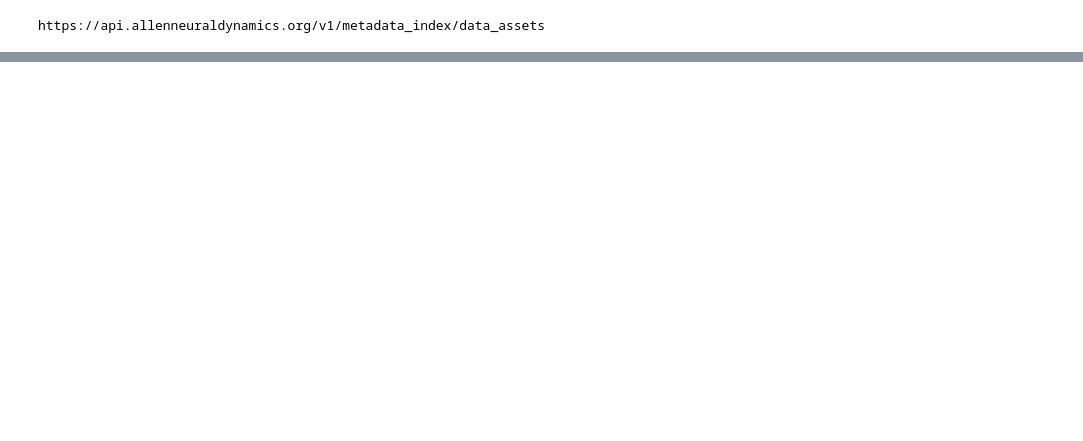
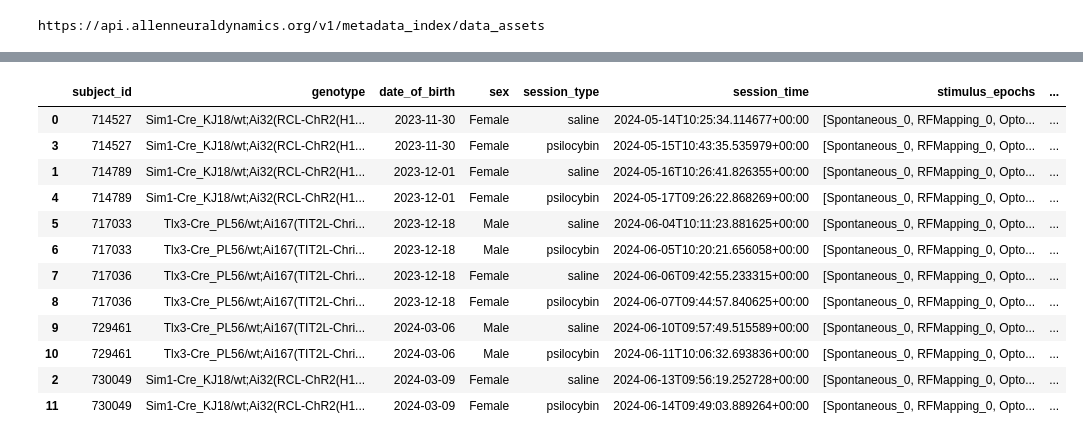
Before and after one commit to AllenSWDB/SWDB_2025_DataIntro, a Jupyter notebook: code/metadata/np_ultra_metadata.ipynb, the cells around one changed output, grey strips where cells are left out. Drawn from its saved outputs; the diff is of its cells as text; code cells hidden in the pictures; blank space fills up the shorter version.

```diff
--- a/code/metadata/np_ultra_metadata.ipynb
+++ b/code/metadata/np_ultra_metadata.ipynb
@@ -68,2 +82,28 @@ df
+# %%
+df['stimulus_epochs'] = [saline_epochs,psilo_epochs]*len(df['subject_id'].unique())
+# %%
+df['stimulus_types'] = list([np.unique([s.split('_')[0] for s in df['stimulus_epochs'].iloc[0]]).astype(str)])*len(df)
+df['stimulus_types'] = [v['stimulus_types'].astype(list) for idx,v in df.iterrows()]
+# %%
+column_order = ['subject_id','genotype','date_of_birth','sex','session_type','session_time',
+               'stimulus_epochs','stimulus_types','project_name','modality','name','_id','experimental_purpose','notes']
+# %%
+df = df[column_order]
+# %%
+df
+# %% [output]
+|  | subject_id | genotype | date_of_birth | sex | session_type | session_time | stimulus_epochs | ... |
+| 0 | 714527 | Sim1-Cre_KJ18/wt;Ai32(RCL-ChR2(H1... | 2023-11-30 | Female | saline | 2024-05-14T10:25:34.114677+00:00 | [Spontaneous_0, RFMapping_0, Opto... | ... |
+| 3 | 714527 | Sim1-Cre_KJ18/wt;Ai32(RCL-ChR2(H1... | 2023-11-30 | Female | psilocybin | 2024-05-15T10:43:35.535979+00:00 | [Spontaneous_0, RFMapping_0, Opto... | ... |
+| 1 | 714789 | Sim1-Cre_KJ18/wt;Ai32(RCL-ChR2(H1... | 2023-12-01 | Female | saline | 2024-05-16T10:26:41.826355+00:00 | [Spontaneous_0, RFMapping_0, Opto... | ... |
+| 4 | 714789 | Sim1-Cre_KJ18/wt;Ai32(RCL-ChR2(H1... | 2023-12-01 | Female | psilocybin | 2024-05-17T09:26:22.868269+00:00 | [Spontaneous_0, RFMapping_0, Opto... | ... |
+| 5 | 717033 | Tlx3-Cre_PL56/wt;Ai167(TIT2L-Chri... | 2023-12-18 | Male | saline | 2024-06-04T10:11:23.881625+00:00 | [Spontaneous_0, RFMapping_0, Opto... | ... |
+| 6 | 717033 | Tlx3-Cre_PL56/wt;Ai167(TIT2L-Chri... | 2023-12-18 | Male | psilocybin | 2024-06-05T10:20:21.656058+00:00 | [Spontaneous_0, RFMapping_0, Opto... | ... |
+| 7 | 717036 | Tlx3-Cre_PL56/wt;Ai167(TIT2L-Chri... | 2023-12-18 | Female | saline | 2024-06-06T09:42:55.233315+00:00 | [Spontaneous_0, RFMapping_0, Opto... | ... |
+| 8 | 717036 | Tlx3-Cre_PL56/wt;Ai167(TIT2L-Chri... | 2023-12-18 | Female | psilocybin | 2024-06-07T09:44:57.840625+00:00 | [Spontaneous_0, RFMapping_0, Opto... | ... |
+| 9 | 729461 | Tlx3-Cre_PL56/wt;Ai167(TIT2L-Chri... | 2024-03-06 | Male | saline | 2024-06-10T09:57:49.515589+00:00 | [Spontaneous_0, RFMapping_0, Opto... | ... |
+| 10 | 729461 | Tlx3-Cre_PL56/wt;Ai167(TIT2L-Chri... | 2024-03-06 | Male | psilocybin | 2024-06-11T10:06:32.693836+00:00 | [Spontaneous_0, RFMapping_0, Opto... | ... |
+| 2 | 730049 | Sim1-Cre_KJ18/wt;Ai32(RCL-ChR2(H1... | 2024-03-09 | Female | saline | 2024-06-13T09:56:19.252728+00:00 | [Spontaneous_0, RFMapping_0, Opto... | ... |
+| 11 | 730049 | Sim1-Cre_KJ18/wt;Ai32(RCL-ChR2(H1... | 2024-03-09 | Female | psilocybin | 2024-06-14T09:49:03.889264+00:00 | [Spontaneous_0, RFMapping_0, Opto... | ... |
 # %%
 df.to_csv('/data/metadata/npultra_metadata.csv', index= False)
```
Also changed, not shown: parts of 5 cells of this notebook, 1 other file.
